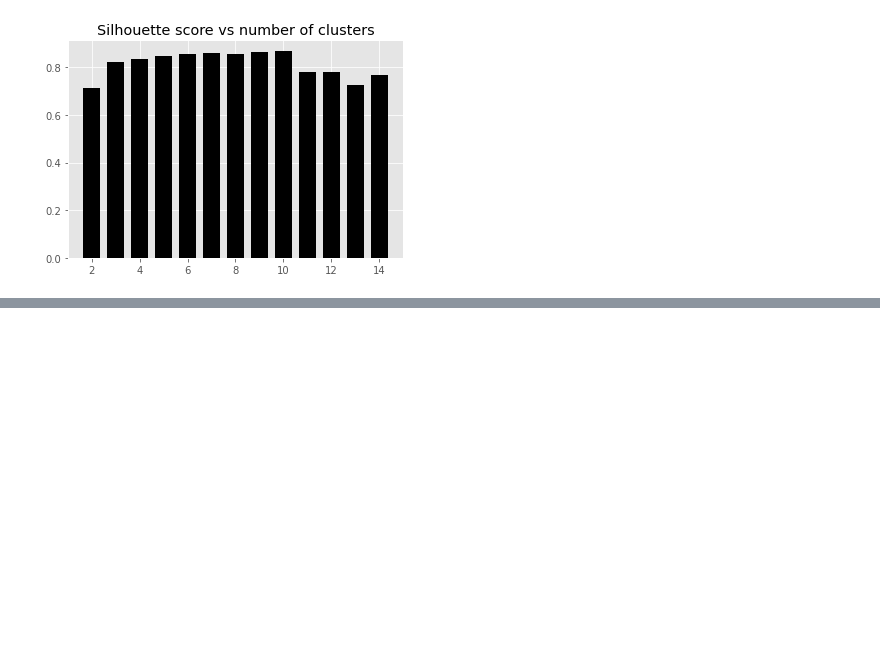
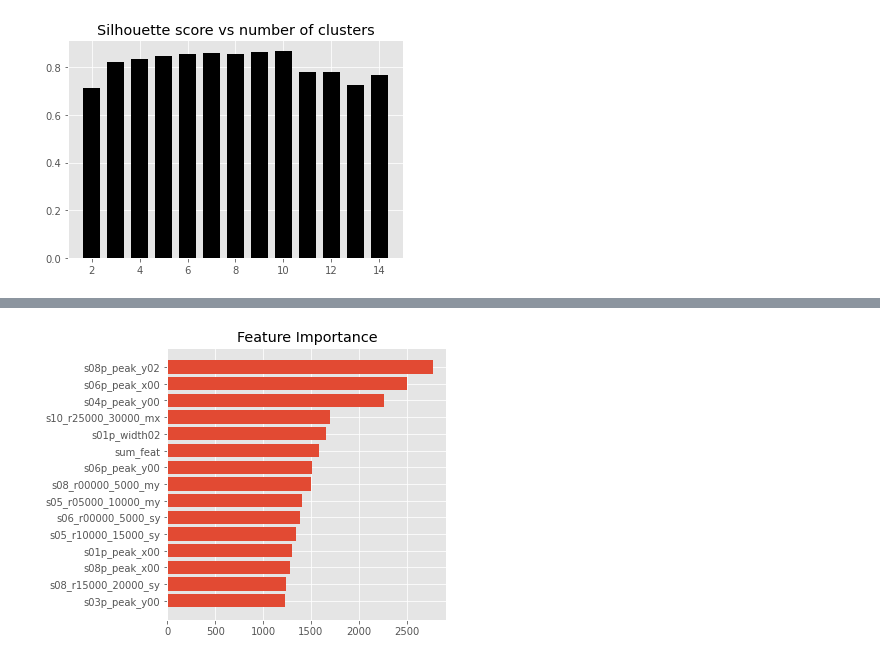
Before and after one commit to RvsL/kaggle, a Jupyter notebook: eruptions2.ipynb, the cells around one changed output, grey strips where cells are left out. Drawn from its saved outputs; the diff is of its cells as text; code cells hidden in the pictures; blank space fills up the shorter version.

```diff
--- a/eruptions2.ipynb
+++ b/eruptions2.ipynb
@@ -411,2 +410,17 @@ Training until validation scores don't improve for 50 rounds.
 # %%
 my_submission.to_csv(f'/content/drive/MyDrive/2 - рабочее/32 - PMI/random/submission_{ver}.csv', index=False)
+# %%
+importances = model.feature_importances_
+
+target_results = pd.DataFrame(importances, columns=[target])
+target_results['feature'] = trn_x.columns
+
+t = target_results.sort_values(by = target)
+t = t.tail(15)
+
+plt.figure(figsize=(5, 5))
+plt.title('Feature Importance')
+plt.barh(t['feature'], t[target])
+plt.show()
+# %% [output]
+[figure, added]
```
Also changed, not shown: parts of 4 cells of this notebook.
